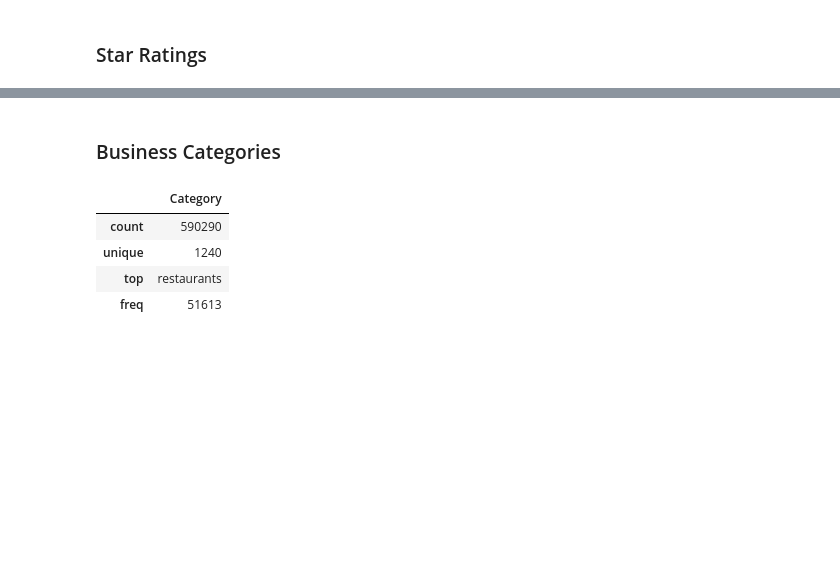
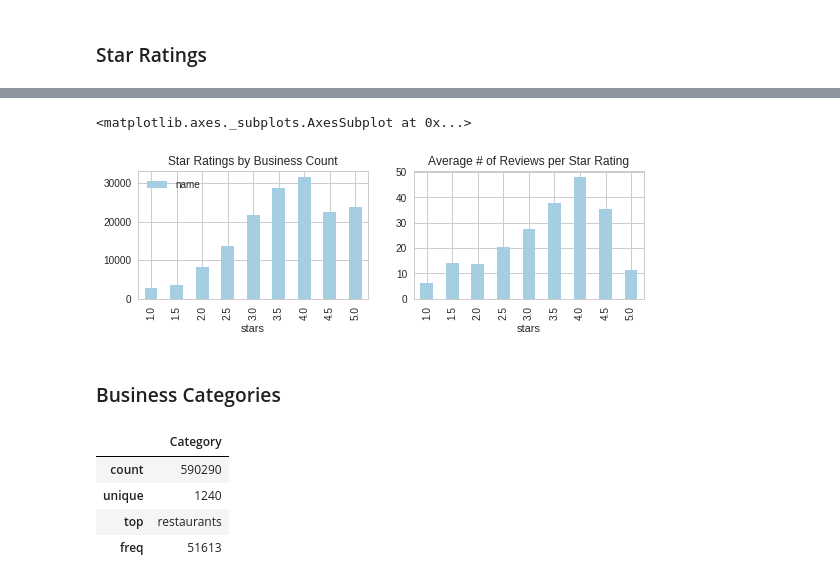
Before and after one commit to bljustice/yelp, a Jupyter notebook: yelp_eda.ipynb, the cells around one changed output, grey strips where cells are left out. Drawn from its saved outputs; the diff is of its cells as text; code cells hidden in the pictures; blank space fills up the shorter version.

```diff
--- a/yelp_eda.ipynb
+++ b/yelp_eda.ipynb
@@ -196,3 +159,13 @@ plt.title('');
+# %%
+plt.figure(figsize=(14, 8))
+ax1 = plt.subplot2grid((3, 3), (0, 0), colspan=1)
+business_df.groupby('stars', as_index=False).name.count().sort_values(by='stars')\
+    .plot.bar(x='stars', y='name', ax=ax1, title='Star Ratings by Business Count')
+ax2 = plt.subplot2grid((3, 3), (0, 1), colspan=1)
+business_df.groupby('stars').review_count.mean().plot.bar(ax=ax2, title='Average # of Reviews per Star Rating')
+# %% [output]
+<matplotlib.axes._subplots.AxesSubplot at 0x...>
+[figure, added]
 # %% [markdown]
 ### Business Categories
 # %%
```
Also changed, not shown: parts of 14 cells of this notebook.
